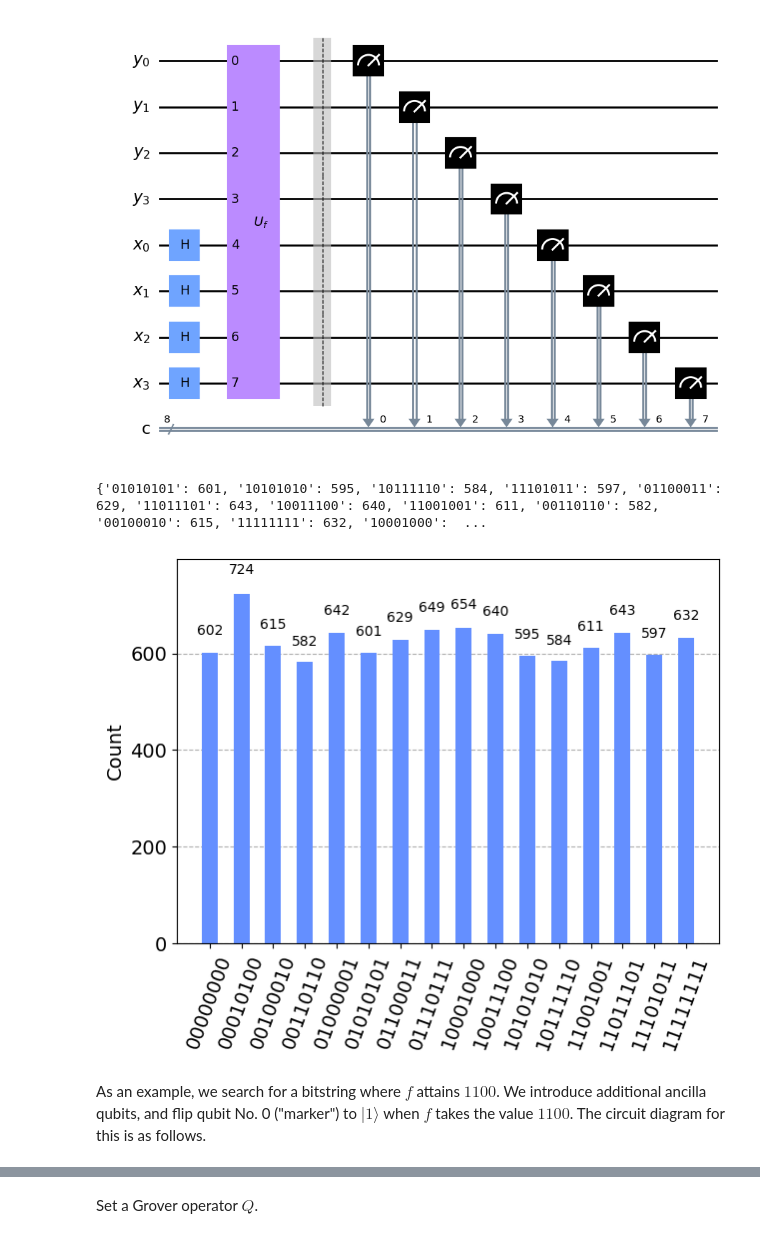
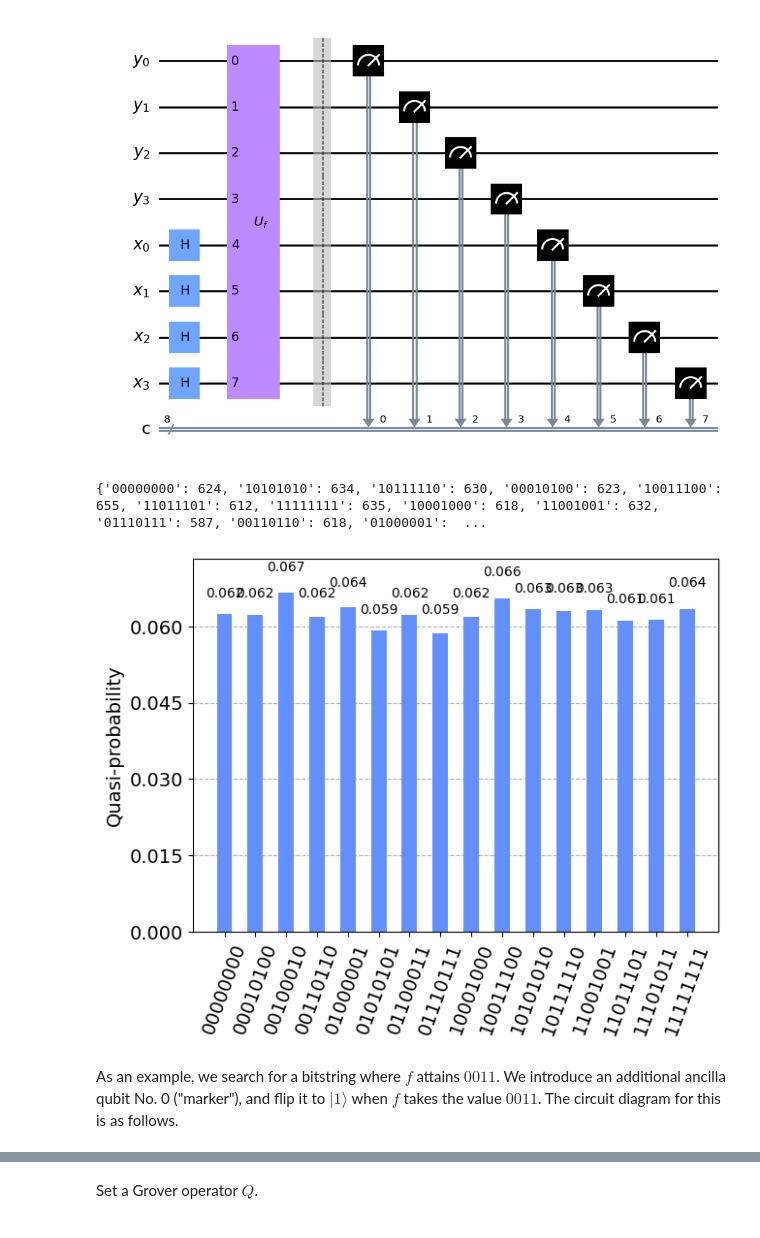
Before and after one commit to schrott512/quantum_samples, a Jupyter notebook: grover_search/grover_search_sample.ipynb, the cells around one changed output, grey strips where cells are left out. Cells and saved outputs as stored; diff of their text form; code cells hidden in the pictures.

```diff
--- a/grover_search/grover_search_sample.ipynb
+++ b/grover_search/grover_search_sample.ipynb
@@ -74,17 +74,17 @@ qc.decompose().draw('mpl')
 # %%
 qc_compiled = transpile(qc, backend)
 job_sim = backend.run(qc_compiled, shots=10000)
 result_sim = job_sim.result()
 
 counts = result_sim.get_counts(qc_compiled)
 print(counts)
 
-plot_histogram(counts)
+plot_distribution(counts)
 # %% [output]
-{'01010101': 601, '10101010': 595, '10111110': 584, '11101011': 597, '01100011': 629, '11011101': 643, '10011100': 640, '11001001': 611, '00110110': 582, '00100010': 615, '11111111': 632, '10001000':  ...
+{'00000000': 624, '10101010': 634, '10111110': 630, '00010100': 623, '10011100': 655, '11011101': 612, '11111111': 635, '10001000': 618, '11001001': 632, '01110111': 587, '00110110': 618, '01000001':  ...
-[figure, old version]
+[figure, new version]
 # %% [markdown]
-As an example, we search for a bitstring where $f$ attains $1100$.
-We introduce additional ancilla qubits, and flip qubit No. 0 ("marker") to $|1\rangle$ when $f$ takes the value $1100$.
+As an example, we search for a bitstring where $f$ attains $0011$.
+We introduce an additional ancilla qubit No. 0 ("marker"), and flip it to $|1\rangle$ when $f$ takes the value $0011$.
 The circuit diagram for this is as follows.
 # %%
```
Also changed, not shown: parts of 10 cells of this notebook.
